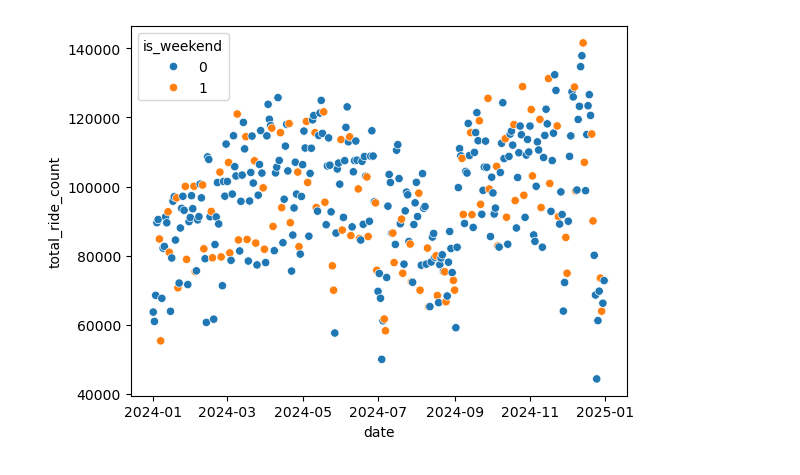
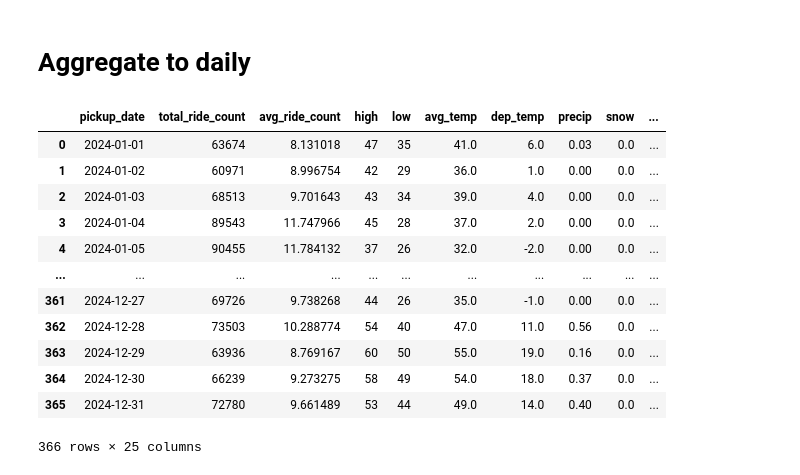
Before and after one commit to emma123456789102/Machine-Learning-Taxi-, a Jupyter notebook: models/ride_demand/01_weather_data.ipynb, the cells around one changed output. Cells and saved outputs as stored; diff of their text form; code cells hidden in the pictures.

```diff
--- a/models/ride_demand/01_weather_data.ipynb
+++ b/models/ride_demand/01_weather_data.ipynb
@@ -143,5 +115,25 @@ plt.show()
-# %%
-sns.scatterplot(data=daily, x='date', y='total_ride_count', hue='is_weekend')
-plt.show()
-# %% [output]
-[figure, removed]
+# %% [markdown]
+# Aggregate to daily
+# %%
+daily = df[df['pickup_year'] == 2024].groupby(by=['pickup_date'], as_index=False).agg(
+    total_ride_count  = ('total_ride_count','sum'),
+    avg_ride_count    = ('total_ride_count', 'mean'),
+)
+daily = pd.merge(daily, wthr, left_on='pickup_date', right_on='date', how='left')
+daily['log_ride_count'] = np.log(daily['total_ride_count'].replace(0, np.nan))
+daily['log_precip'] = np.log(daily['precip'].replace(0, np.nan))
+daily
+# %% [output]
+|  | pickup_date | total_ride_count | avg_ride_count | high | low | avg_temp | dep_temp | precip | snow | ... |
+| 0 | 2024-01-01 | 63674 | 8.131018 | 47 | 35 | 41.0 | 6.0 | 0.03 | 0.0 | ... |
+| 1 | 2024-01-02 | 60971 | 8.996754 | 42 | 29 | 36.0 | 1.0 | 0.00 | 0.0 | ... |
+| 2 | 2024-01-03 | 68513 | 9.701643 | 43 | 34 | 39.0 | 4.0 | 0.00 | 0.0 | ... |
+| 3 | 2024-01-04 | 89543 | 11.747966 | 45 | 28 | 37.0 | 2.0 | 0.00 | 0.0 | ... |
+| 4 | 2024-01-05 | 90455 | 11.784132 | 37 | 26 | 32.0 | -2.0 | 0.00 | 0.0 | ... |
+| ... | ... | ... | ... | ... | ... | ... | ... | ... | ... | ... |
+| 361 | 2024-12-27 | 69726 | 9.738268 | 44 | 26 | 35.0 | -1.0 | 0.00 | 0.0 | ... |
+| 362 | 2024-12-28 | 73503 | 10.288774 | 54 | 40 | 47.0 | 11.0 | 0.56 | 0.0 | ... |
+| 363 | 2024-12-29 | 63936 | 8.769167 | 60 | 50 | 55.0 | 19.0 | 0.16 | 0.0 | ... |
+| 364 | 2024-12-30 | 66239 | 9.273275 | 58 | 49 | 54.0 | 18.0 | 0.37 | 0.0 | ... |
+| 365 | 2024-12-31 | 72780 | 9.661489 | 53 | 44 | 49.0 | 14.0 | 0.40 | 0.0 | ... |
+366 rows × 25 columns
```
Also changed, not shown: parts of 17 cells of this notebook, 2 other files.
